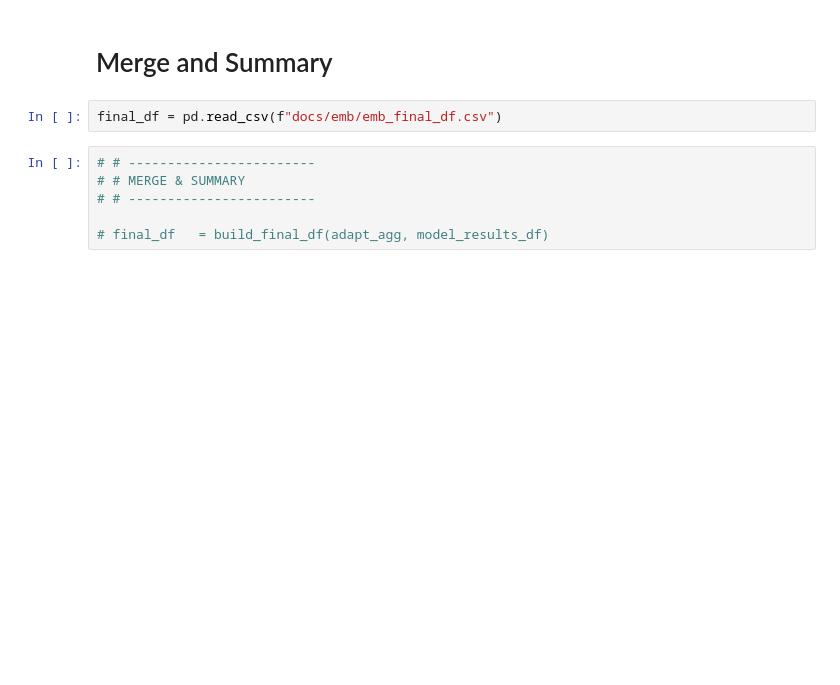
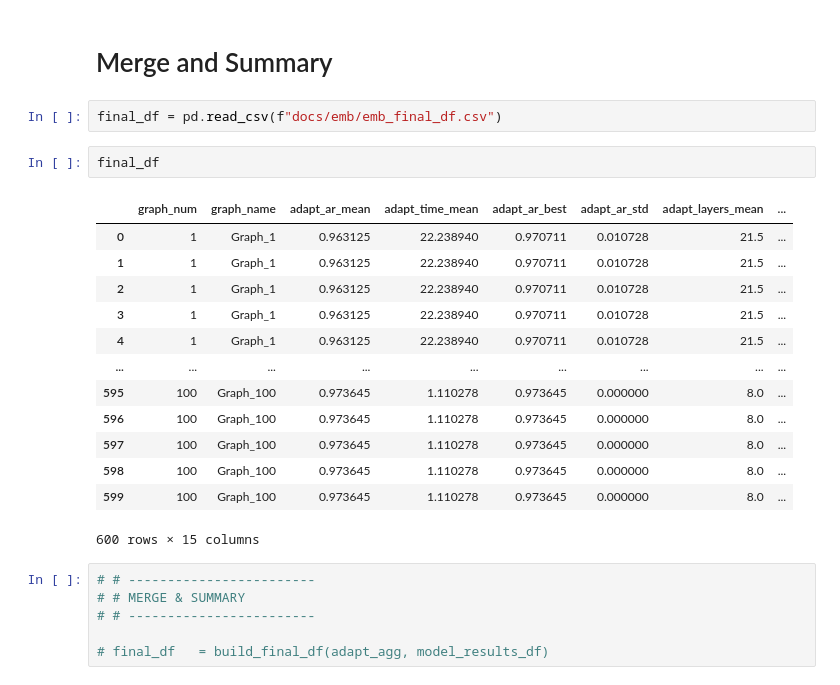
Before and after one commit to mrzaizai2k/Adapt-LLM, a Jupyter notebook: ar_emb_compare.ipynb, the cells around one changed output. Cells and saved outputs as stored; diff of their text form; blank space fills up the shorter version.

```diff
--- a/ar_emb_compare.ipynb
+++ b/ar_emb_compare.ipynb
@@ -242,6 +242,22 @@ model_results_df.head()
 # Merge and Summary
 # %%
 final_df = pd.read_csv(f"docs/emb/emb_final_df.csv")
+# %%
+final_df
+# %% [output]
+|  | graph_num | graph_name | adapt_ar_mean | adapt_time_mean | adapt_ar_best | adapt_ar_std | adapt_layers_mean | ... |
+| 0 | 1 | Graph_1 | 0.963125 | 22.238940 | 0.970711 | 0.010728 | 21.5 | ... |
+| 1 | 1 | Graph_1 | 0.963125 | 22.238940 | 0.970711 | 0.010728 | 21.5 | ... |
+| 2 | 1 | Graph_1 | 0.963125 | 22.238940 | 0.970711 | 0.010728 | 21.5 | ... |
+| 3 | 1 | Graph_1 | 0.963125 | 22.238940 | 0.970711 | 0.010728 | 21.5 | ... |
+| 4 | 1 | Graph_1 | 0.963125 | 22.238940 | 0.970711 | 0.010728 | 21.5 | ... |
+| ... | ... | ... | ... | ... | ... | ... | ... | ... |
+| 595 | 100 | Graph_100 | 0.973645 | 1.110278 | 0.973645 | 0.000000 | 8.0 | ... |
+| 596 | 100 | Graph_100 | 0.973645 | 1.110278 | 0.973645 | 0.000000 | 8.0 | ... |
+| 597 | 100 | Graph_100 | 0.973645 | 1.110278 | 0.973645 | 0.000000 | 8.0 | ... |
+| 598 | 100 | Graph_100 | 0.973645 | 1.110278 | 0.973645 | 0.000000 | 8.0 | ... |
+| 599 | 100 | Graph_100 | 0.973645 | 1.110278 | 0.973645 | 0.000000 | 8.0 | ... |
+600 rows × 15 columns
 # %%
 # # ------------------------
 # # MERGE & SUMMARY
```
Also changed, not shown: parts of 4 cells of this notebook, 2 other files.
